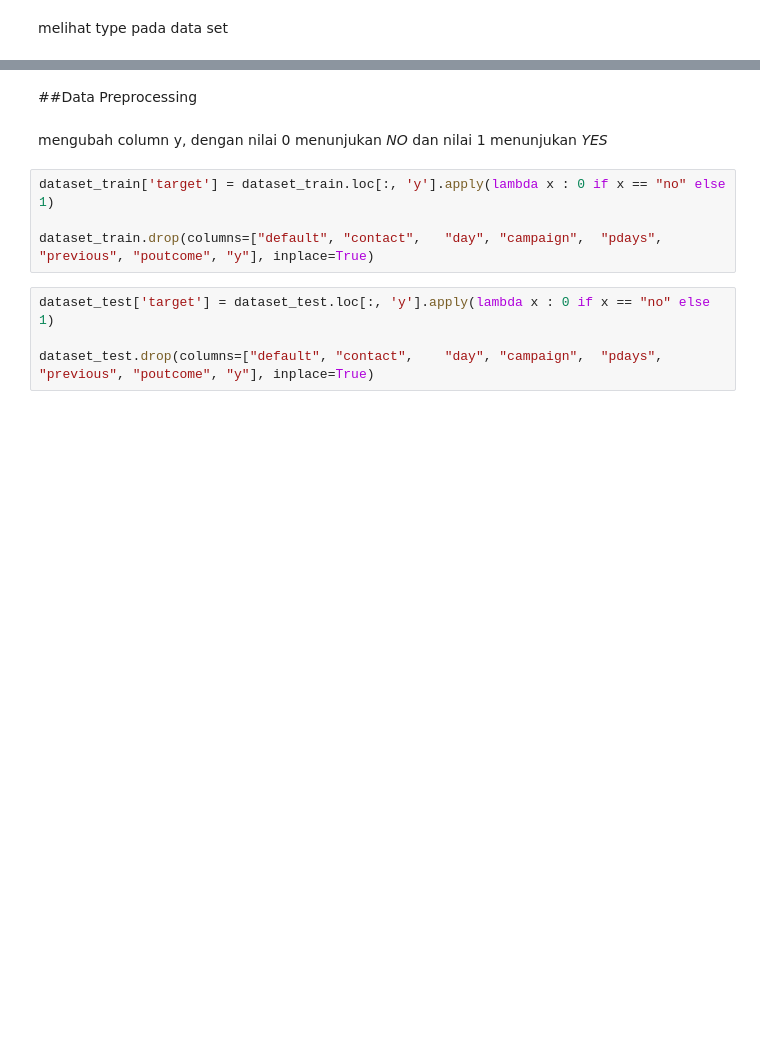
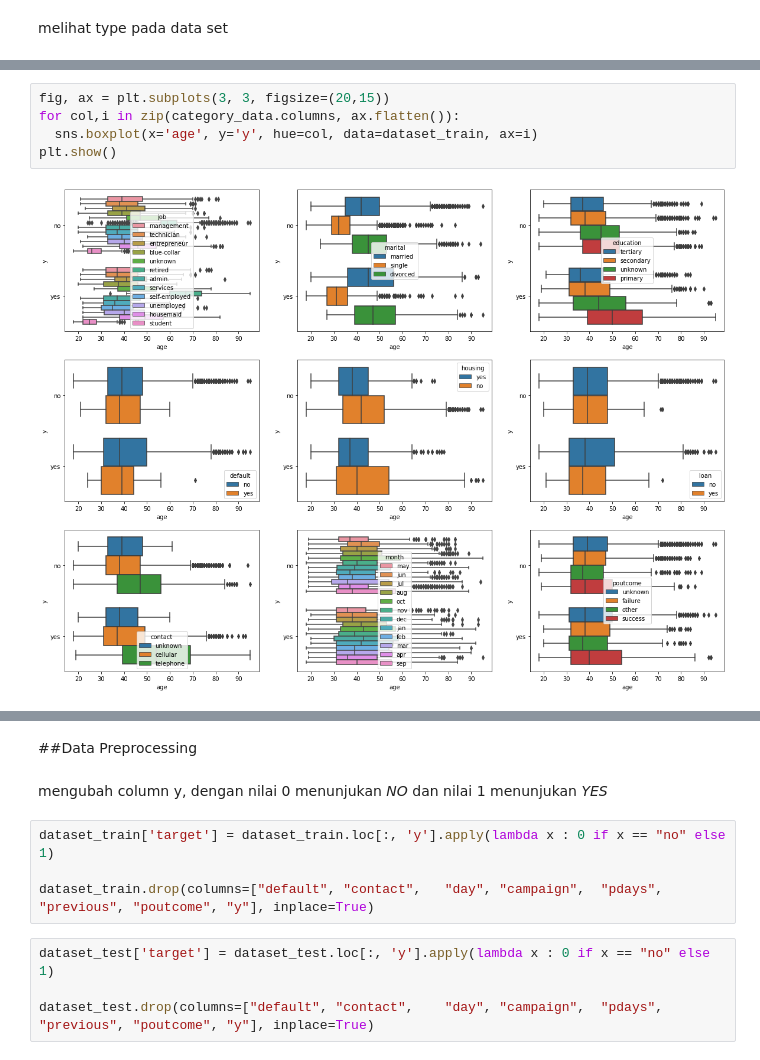
Before and after one commit to gigihsantoso/deeplearning---fintech, a Jupyter notebook: Deep_Learning_Fintech.ipynb, the cells around one changed output, grey strips where cells are left out. Cells and saved outputs as stored; diff of their text form; blank space fills up the shorter version.

```diff
--- a/Deep_Learning_Fintech.ipynb
+++ b/Deep_Learning_Fintech.ipynb
@@ -261,0 +236,7 @@ cek_no_yes_max.loc[cek_no_yes_max['no'].ge(1.0) &cek_no_yes_max['yes'].ge(1.0)]
+# %%
+fig, ax = plt.subplots(3, 3, figsize=(20,15))
+for col,i in zip(category_data.columns, ax.flatten()):
+  sns.boxplot(x='age', y='y', hue=col, data=dataset_train, ax=i)
+plt.show()
+# %% [output]
+[figure, added]
```
Also changed, not shown: parts of 21 cells of this notebook.
